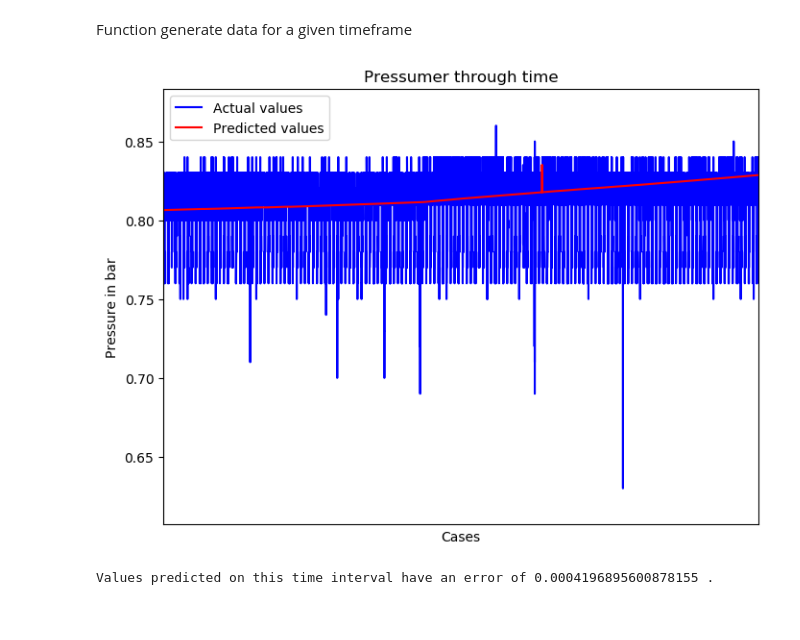
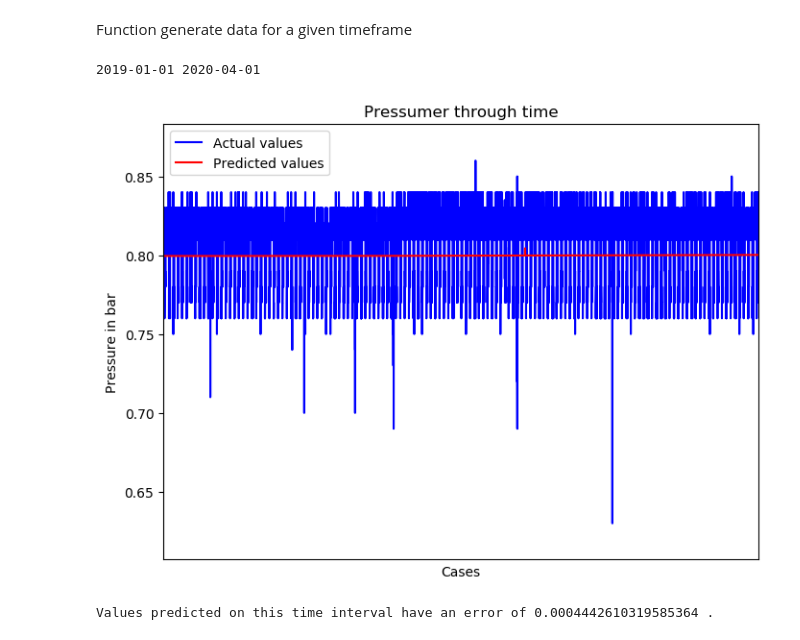
Before and after one commit to Zan-23/IJS_water_loss, a Jupyter notebook: notebooks/Predicting pressure and finding anomalies.ipynb, the cells around one changed output. Drawn from its saved outputs; the diff is of its cells as text; code cells hidden in the pictures.

```diff
--- a/notebooks/Predicting pressure and finding anomalies.ipynb
+++ b/notebooks/Predicting pressure and finding anomalies.ipynb
@@ -79,11 +80,14 @@ def generate_day_view(start_date, end_date, data):
 
     return accuracy
 # %%
-acc = generate_day_view("2018-01-01", "2020-04-01", data_249)
+# generate_day_view("2018-01-01", "2020-04-01", data_249)
+# acc = generate_day_view(str(data_249.index[0]), str(data_249.index[-1]), data_249)
+acc = generate_day_view("2019-01-01", "2020-04-01", data_249)
 print("Values predicted on this time interval have an error of", acc, ".")
 # %% [output]
+2019-01-01 2020-04-01
-[figure, old version]
+[figure, new version]
-Values predicted on this time interval have an error of 0.0004196895600878155 .
+Values predicted on this time interval have an error of 0.0004442610319585364 .
 # %%
 # Napovedana vrednost - aka tuki smo iskali oceno, na zacetku smo dali ocene vseh filmov in uporabnika,
 # pol smo pa dali uporabnika in ocene in je probalo napovedat
```
Also changed, not shown: parts of 7 cells of this notebook, 1 other file.
